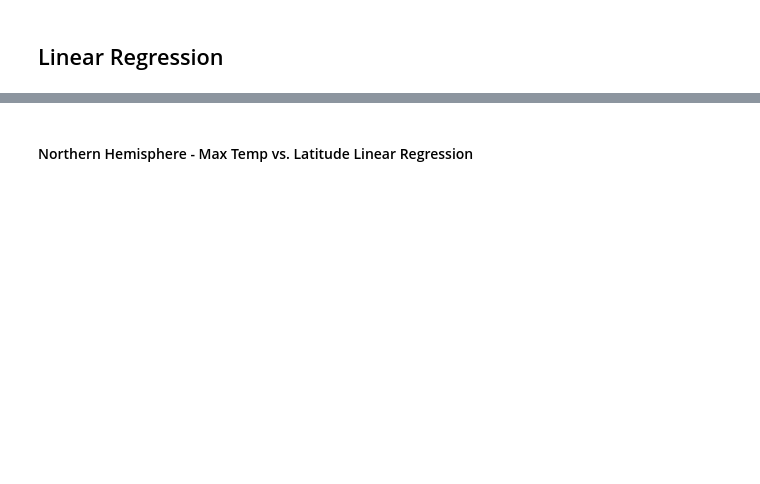
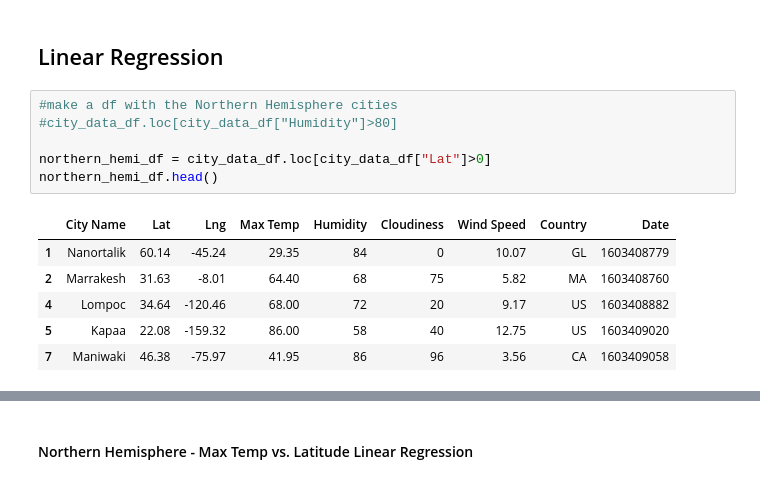
Before and after one commit to LeeProut/python-api-challenge, a Jupyter notebook: WeatherPy/WeatherPy.ipynb, the cells around one changed output, grey strips where cells are left out. Saved outputs shown, nothing was run; the diff lists cells and outputs as text; blank space fills up the shorter version.

```diff
--- a/WeatherPy/WeatherPy.ipynb
+++ b/WeatherPy/WeatherPy.ipynb
@@ -248,2 +221,15 @@ plt.show()
 # %% [markdown]
 ## Linear Regression
+# %%
+#make a df with the Northern Hemisphere cities
+#city_data_df.loc[city_data_df["Humidity"]>80]
+
+northern_hemi_df = city_data_df.loc[city_data_df["Lat"]>0]
+northern_hemi_df.head()
+# %% [output]
+|  | City Name | Lat | Lng | Max Temp | Humidity | Cloudiness | Wind Speed | Country | Date |
+| 1 | Nanortalik | 60.14 | -45.24 | 29.35 | 84 | 0 | 10.07 | GL | 1603408779 |
+| 2 | Marrakesh | 31.63 | -8.01 | 64.40 | 68 | 75 | 5.82 | MA | 1603408760 |
+| 4 | Lompoc | 34.64 | -120.46 | 68.00 | 72 | 20 | 9.17 | US | 1603408882 |
+| 5 | Kapaa | 22.08 | -159.32 | 86.00 | 58 | 40 | 12.75 | US | 1603409020 |
+| 7 | Maniwaki | 46.38 | -75.97 | 41.95 | 86 | 96 | 3.56 | CA | 1603409058 |
```
Also changed, not shown: parts of 12 cells of this notebook, 8 other files.
